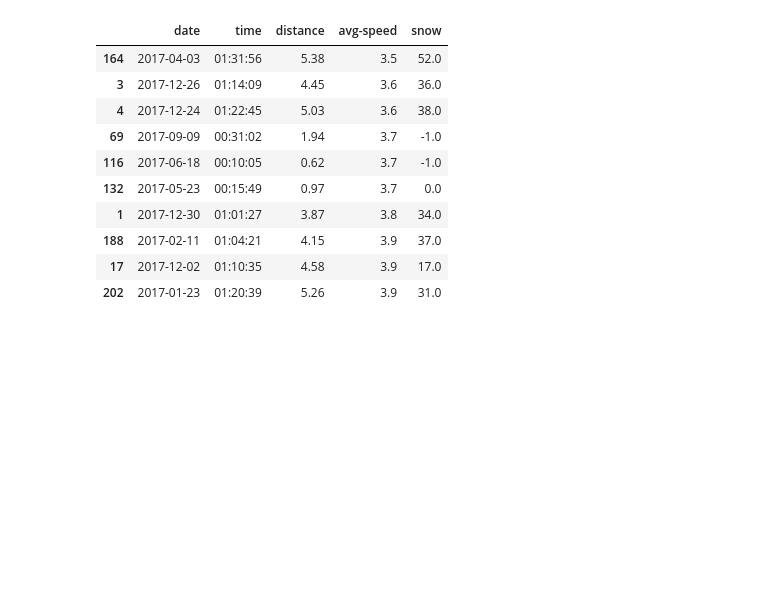
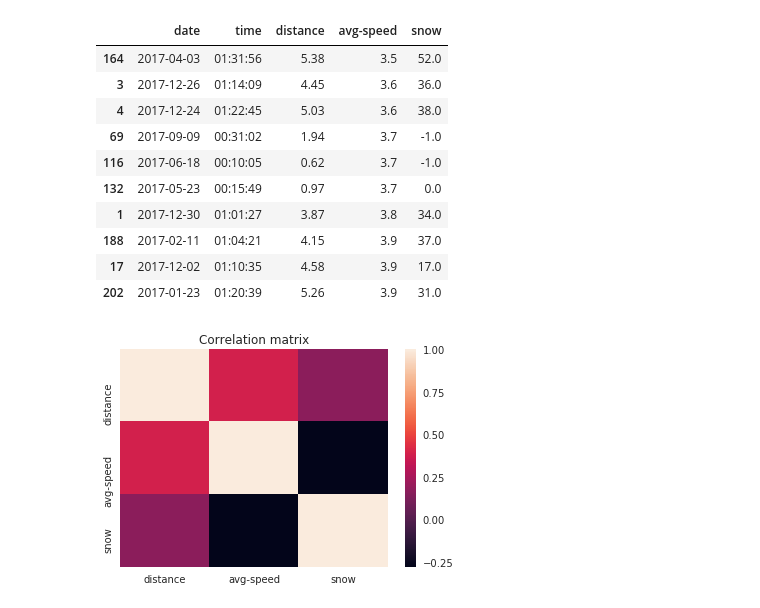
Before and after one commit to tkettu/exercise-analysis, a Jupyter notebook: dog_walks2017/walks.ipynb, the cells around one changed output. Drawn from its saved outputs; the diff is of its cells as text; code cells hidden in the pictures; blank space fills up the shorter version.

Commit message:
Correlation matrix to walks2017

```diff
--- a/dog_walks2017/walks.ipynb
+++ b/dog_walks2017/walks.ipynb
@@ -323,3 +323,10 @@ df2.sort_values(by=['avg-speed'])[:10]
 | 188 | 2017-02-11 | 01:04:21 | 4.15 | 3.9 | 37.0 |
 | 17 | 2017-12-02 | 01:10:35 | 4.58 | 3.9 | 17.0 |
 | 202 | 2017-01-23 | 01:20:39 | 5.26 | 3.9 | 31.0 |
+# %%
+corr = df2.corr()
+sns.heatmap(corr, xticklabels=corr.columns.values, yticklabels=corr.columns.values)
+plt.title('Correlation matrix')
+plt.show()
+# %% [output]
+[figure, added]
```
